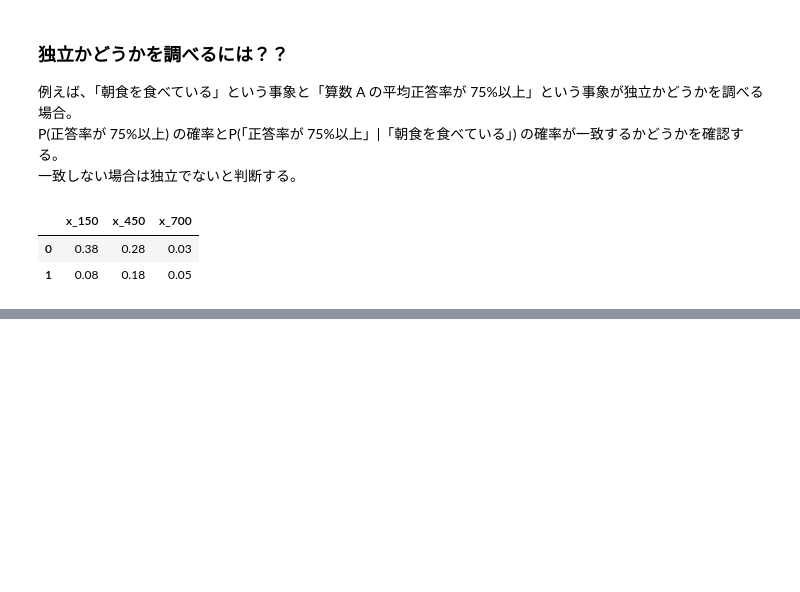
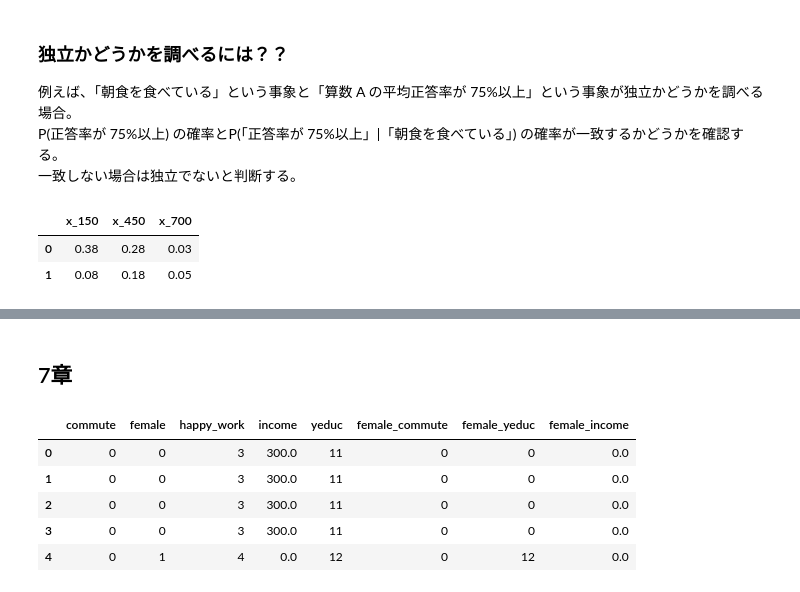
Before and after one commit to kiichiro173/statistic, a Jupyter notebook: 計量経済学の第一歩/練習問題.ipynb, the cells around one changed output, grey strips where cells are left out. Drawn from its saved outputs; the diff is of its cells as text; code cells hidden in the pictures; blank space fills up the shorter version.

```diff
--- a/計量経済学の第一歩/練習問題.ipynb
+++ b/計量経済学の第一歩/練習問題.ipynb
@@ -118,0 +670,13 @@ pd.DataFrame(data)
+# %% [markdown]
+## 7章
+# %%
+path = "csv/7_3_happy_work.csv"
+df = pd.read_csv(path)
+df.head()
+# %% [output]
+|  | commute | female | happy_work | income | yeduc | female_commute | female_yeduc | female_income |
+| 0 | 0 | 0 | 3 | 300.0 | 11 | 0 | 0 | 0.0 |
+| 1 | 0 | 0 | 3 | 300.0 | 11 | 0 | 0 | 0.0 |
+| 2 | 0 | 0 | 3 | 300.0 | 11 | 0 | 0 | 0.0 |
+| 3 | 0 | 0 | 3 | 300.0 | 11 | 0 | 0 | 0.0 |
+| 4 | 0 | 1 | 4 | 0.0 | 12 | 0 | 12 | 0.0 |
```
Also changed, not shown: parts of 59 cells of this notebook, 1 other file.
